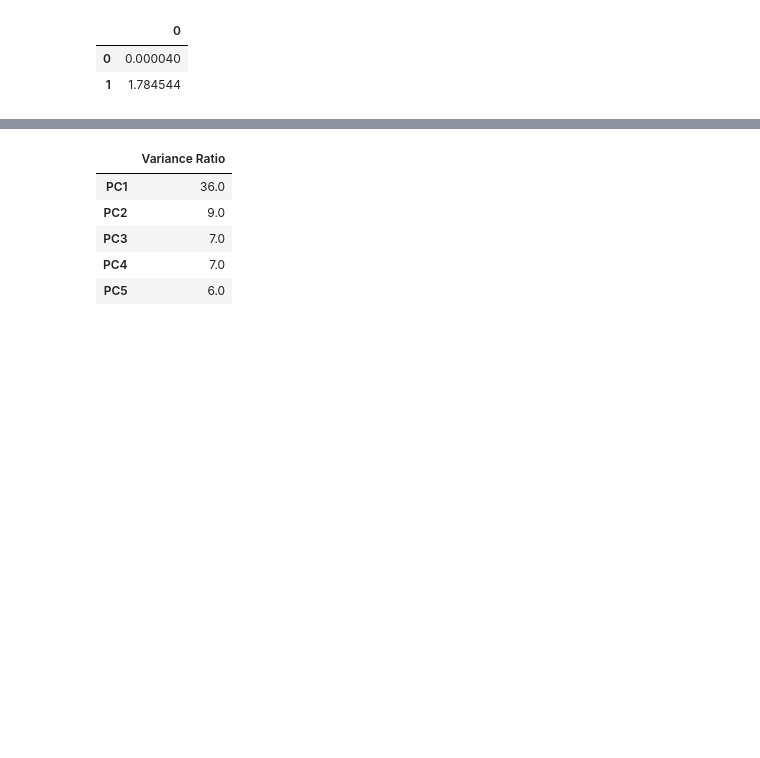
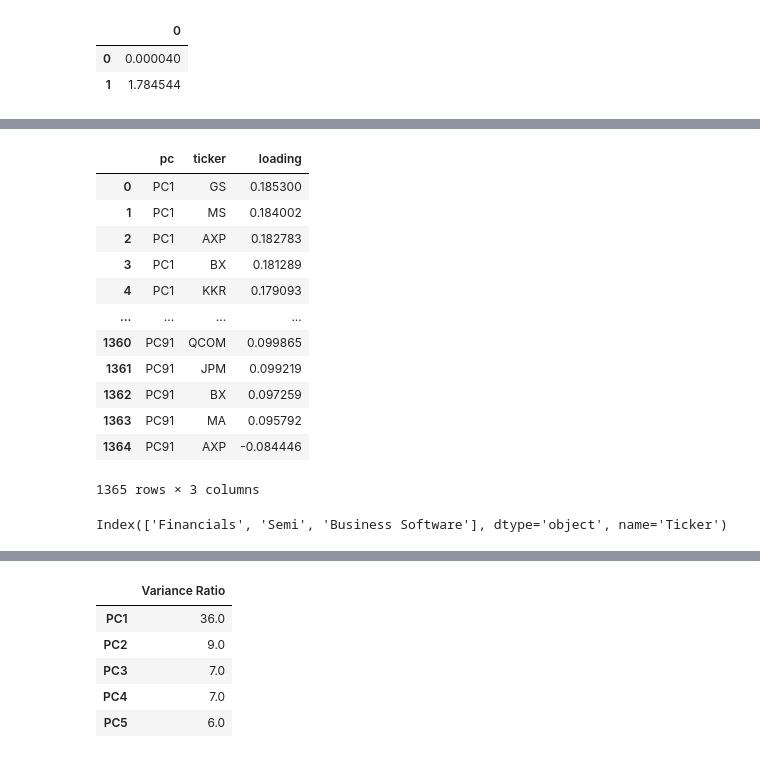
Before and after one commit to Pj-354/project_1, a Jupyter notebook: workbook_stocks.ipynb, the cells around one changed output, grey strips where cells are left out. Saved outputs shown, nothing was run; the diff lists cells and outputs as text; code cells hidden in the pictures; blank space fills up the shorter version.

```diff
--- a/workbook_stocks.ipynb
+++ b/workbook_stocks.ipynb
@@ -364,21 +362,21 @@ tickers = set(tickers)
 # Loop to get this data
 failled = []
 
-for tkr in tickers:
+for tkr in ['NVDA', 'INTC', 'TSLA','XOM', 'COM', 'COF', 'GEV', 'LMT', 'PFE']:
     print(f"{tkr} — starting")
     try:
         x = TickerData(tkr, filing_date_gte="2023-09-26")
 
         try:
-            stock_data_functions.fetch_in_six_month_chunks(x, tkr, months_per_chunk=4, cooldown_sec=12)
+            stock_data_functions.fetch_in_six_month_chunks(x, tkr, months_per_chunk=2, cooldown_sec=60)
             print(f"{tkr} — success on first try")
         except:
             try:
-                stock_data_functions.fetch_in_six_month_chunks(x, tkr, months_per_chunk=3, cooldown_sec=30)
+                stock_data_functions.fetch_in_six_month_chunks(x, tkr, months_per_chunk=1, cooldown_sec=60)
                 print(f"{tkr} — success on second try")
             except:
                 try:
-                    stock_data_functions.fetch_in_six_month_chunks(x, tkr, months_per_chunk=2, cooldown_sec=60)
+                    stock_data_functions.fetch_in_six_month_chunks(x, tkr, months_per_chunk=0.5, cooldown_sec=60)
                     print(f"{tkr} — success on third try")
                 except:
                     failled.append(tkr)
@@ -551 +548,33 @@ def pca_analysis(tag : str, dfs, start_date=start_window, end_date = end_window)
+# %%
+def top_abs_per_pc(loadings, n=10):
+    out = []
+    for pc in loadings.columns:
+        s = loadings[pc].sort_values(key=lambda x: x.abs(), ascending=False).head(n)
+        out.append(pd.DataFrame({"pc": pc, "ticker": s.index, "loading": s.values}))
+    return pd.concat(out, ignore_index=True)
+
+tops = top_abs_per_pc(loadings, n=15)
+# %%
+tops
+# %% [output]
+|  | pc | ticker | loading |
+| 0 | PC1 | GS | 0.185300 |
+| 1 | PC1 | MS | 0.184002 |
+| 2 | PC1 | AXP | 0.182783 |
+| 3 | PC1 | BX | 0.181289 |
+| 4 | PC1 | KKR | 0.179093 |
+| ... | ... | ... | ... |
+| 1360 | PC91 | QCOM | 0.099865 |
+| 1361 | PC91 | JPM | 0.099219 |
+| 1362 | PC91 | BX | 0.097259 |
+| 1363 | PC91 | MA | 0.095792 |
+| 1364 | PC91 | AXP | -0.084446 |
+1365 rows × 3 columns
+# %%
+sector_cross_section = sector_by_pc.xs('PC1')
+loading_pc_i         = sector_cross_section.iloc[0]
+sector_i             = sector_cross_section.index[0:3]
+sector_i
+# %% [output]
+Index(['Financials', 'Semi', 'Business Software'], dtype='object', name='Ticker')
 # %%
```
Also changed, not shown: parts of 16 cells of this notebook, 16 other files.
